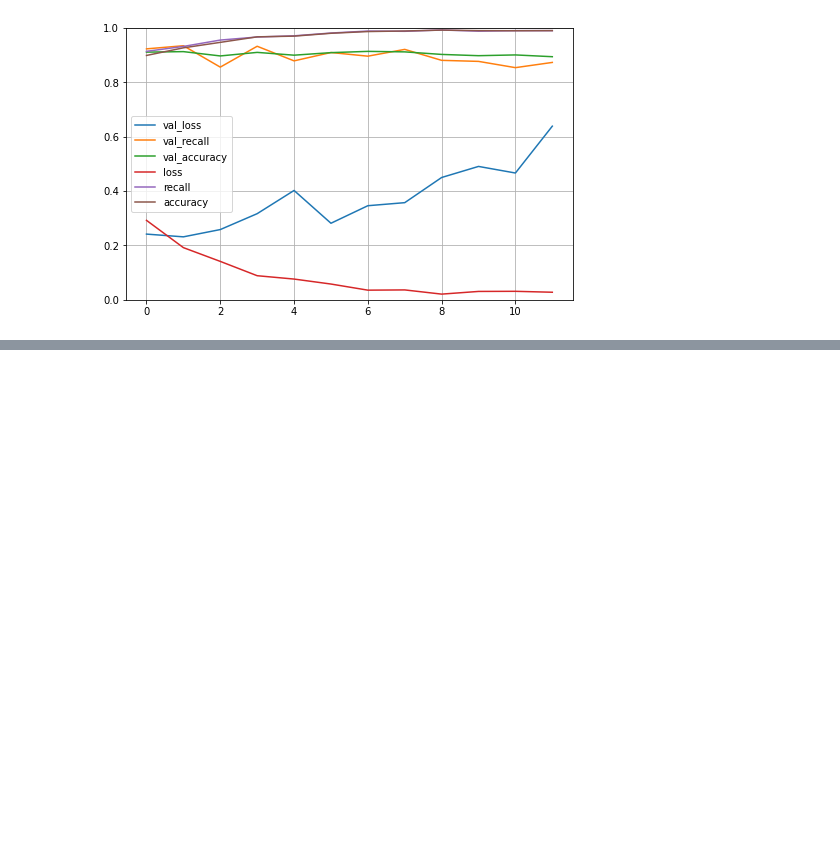
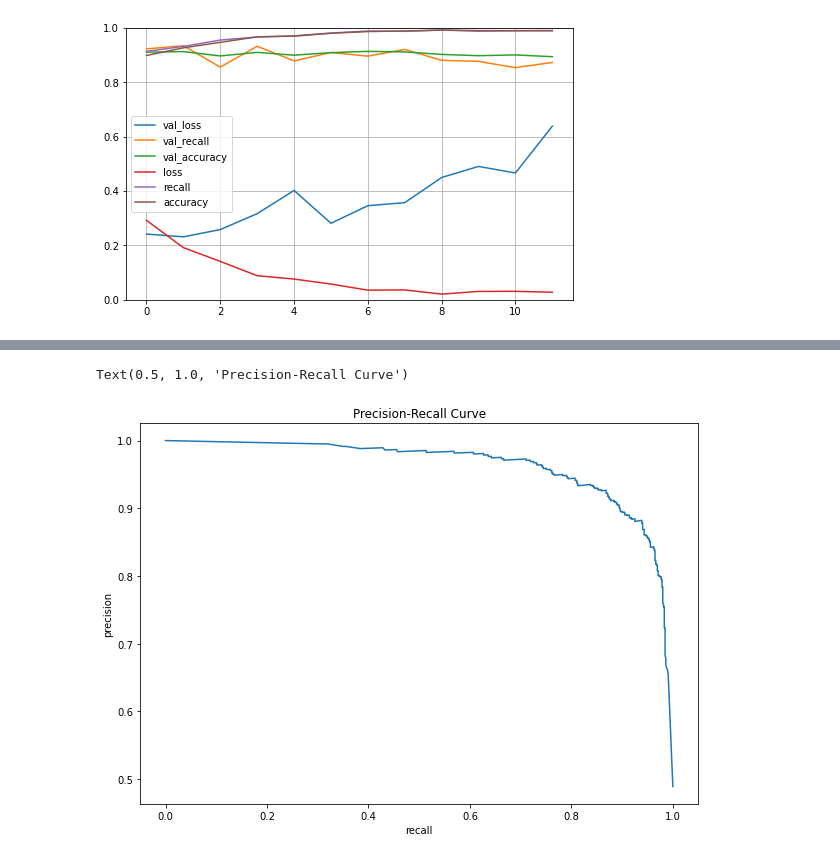
Before and after one commit to MatthewAustinThompson/saxophone-detection, a Jupyter notebook: cc_tenor_brass_ok_cnn_lmsc_F.ipynb, the cells around one changed output, grey strips where cells are left out. Cells and saved outputs as stored; diff of their text form; code cells hidden in the pictures; blank space fills up the shorter version.

Commit message:
* WIP re tenor on main

```diff
--- a/cc_tenor_brass_ok_cnn_lmsc_F.ipynb
+++ b/cc_tenor_brass_ok_cnn_lmsc_F.ipynb
@@ -28,7 +27,7 @@ dependencies = {
     'recall': Recall
 }
 
-fn = './data/keras_models/tenor_cnn/tenor_cnn_F.h5'
+fn = './data/keras_models/tenor_cnn_brass_ok/tenor_brass_ok_cnn_F.h5'
 model = load_model(fn, custom_objects=dependencies, compile=False)
 # %% [output]
 WARNING:tensorflow:From /Applications/anaconda3/lib/python3.7/site-packages/keras/backend/tensorflow_backend.py:4070: The name tf.nn.max_pool is deprecated. Please use tf.nn.max_pool2d instead.
@@ -85,0 +67,2 @@ model.save('./data/keras_models/tenor_brass_ok_cnn_F.h5')
+# %%
+probas_pred = model.predict_proba(x_test)
@@ -85,0 +71,13 @@ model.save('./data/keras_models/tenor_brass_ok_cnn_F.h5')
+# %%
+y_true = [1 if x == '1' else 0 for x in y_test]
+# %%
+precision, recall, threshold = precision_recall_curve(y_true, probas_pred)
+# %%
+fig = plt.figure(figsize=(10, 7))
+plt.plot(recall, precision)
+plt.xlabel('recall')
+plt.ylabel('precision')
+plt.title("Precision-Recall Curve")
+# %% [output]
+Text(0.5, 1.0, 'Precision-Recall Curve')
+[figure, added]
```
Also changed, not shown: parts of 8 cells of this notebook, 2 other files.
